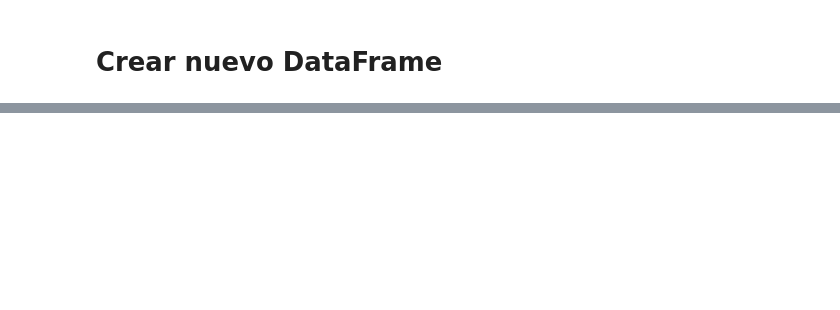
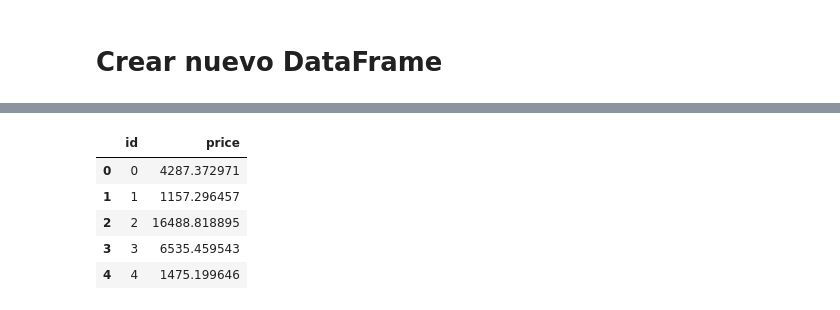
Before and after one commit to meryreddoor/mlearning, a Jupyter notebook: output/HistGradientBoostingRegressor.ipynb, the cells around one changed output, grey strips where cells are left out. Cells and saved outputs as stored; diff of their text form; code cells hidden in the pictures; blank space fills up the shorter version.

```diff
--- a/output/HistGradientBoostingRegressor.ipynb
+++ b/output/HistGradientBoostingRegressor.ipynb
@@ -163,15 +210,13 @@ X_test.head()
 # %%
 X_test = X_test.drop(columns=['id','x','y','z'])
-# %%
-X_train, X_test, y_train, y_test = train_test_split(X, y, test_size=0.2)
 # %%
 y_pred = regressor.predict(X_test)
+# %%
+last_file = pd.DataFrame({
+    'id' : test_df['id'],
+    'price' : y_pred
+})
 # %% [markdown]
 # Crear nuevo DataFrame
-# %%
-last_file = pd.DataFrame()
-last_file['id'] = test_df['id']
-# %%
-last_file['price'] = pd.Series(y_pred)
 # %%
 last_file.to_csv('CSVs/HistGradientBoostingRegressor.csv',index = False)
@@ -191,0 +223,9 @@ plt.show()
+# %%
+last_file.head()
+# %% [output]
+|  | id | price |
+| 0 | 0 | 4287.372971 |
+| 1 | 1 | 1157.296457 |
+| 2 | 2 | 16488.818895 |
+| 3 | 3 | 6535.459543 |
+| 4 | 4 | 1475.199646 |
```
Also changed, not shown: parts of 13 cells of this notebook, 11 other files.
